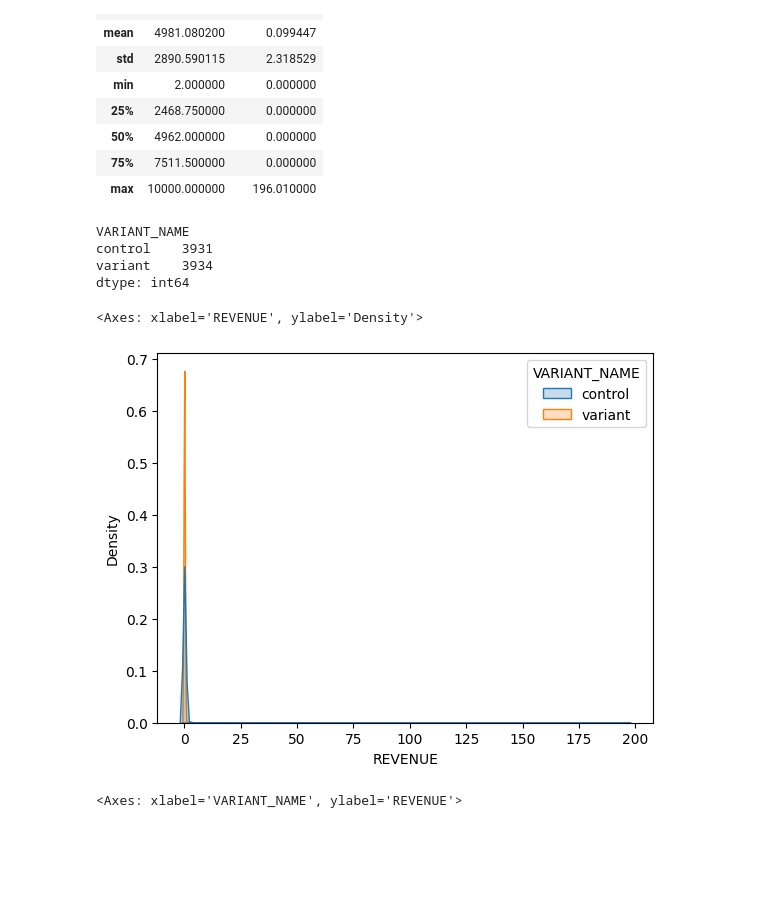
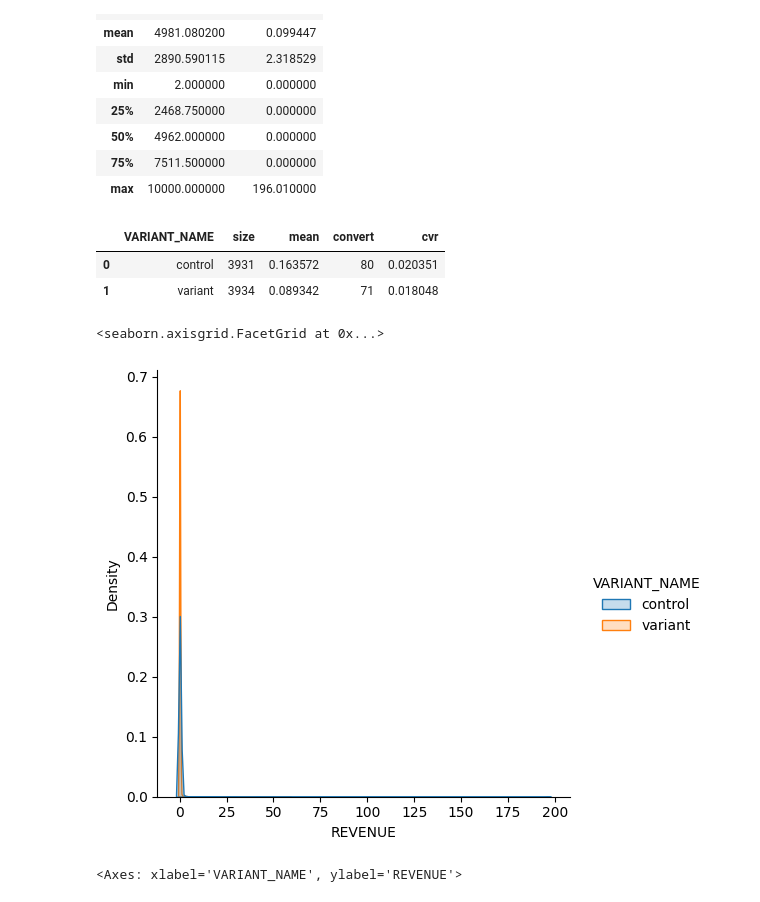
Before and after one commit to reynaf0127/experiment, a Jupyter notebook: projects/ab_test_results.ipynb, the cells around one changed output. Drawn from its saved outputs; the diff is of its cells as text; code cells hidden in the pictures; blank space fills up the shorter version.

```diff
--- a/projects/ab_test_results.ipynb
+++ b/projects/ab_test_results.ipynb
@@ -33,24 +33,34 @@ memory usage: 234.5+ KB
 | 50% | 4962.000000 | 0.000000 |
 | 75% | 7511.500000 | 0.000000 |
 | max | 10000.000000 | 196.010000 |
+# %%
+df = df.drop_duplicates()
+# %%
+df = df.groupby(['USER_ID','VARIANT_NAME'])['REVENUE'].sum().reset_index()
 # %%
-group_df = df.groupby(['USER_ID','VARIANT_NAME'])['REVENUE'].sum().reset_index()
+import numpy as np
+df['convert'] = np.select([df['REVENUE']>0],[1],default=0)
+group_df = df.groupby(['VARIANT_NAME']).agg(
+    size=('USER_ID','count'),
+    mean=('REVENUE','mean'),
+    convert=('convert','sum')
+).reset_index()
+group_df['cvr'] = group_df['convert']/group_df['size']
+group_df
+# %% [output]
+|  | VARIANT_NAME | size | mean | convert | cvr |
+| 0 | control | 3931 | 0.163572 | 80 | 0.020351 |
+| 1 | variant | 3934 | 0.089342 | 71 | 0.018048 |
-# %%
-group_df.groupby('VARIANT_NAME').size()
-# %% [output]
-VARIANT_NAME
-control    3931
-variant    3934
-dtype: int64
 # %%
 import seaborn as sns
-sns.kdeplot(
-    data=group_df,
+sns.displot(
+    data=df,
     x="REVENUE",
     hue="VARIANT_NAME",
+    kind='kde',
     fill=True
 )
 # %% [output]
-<Axes: xlabel='REVENUE', ylabel='Density'>
+<seaborn.axisgrid.FacetGrid at 0x...>
-[figure, old version]
+[figure, new version]
 # %%
```
Also changed, not shown: parts of 14 cells of this notebook, 5 other files.
